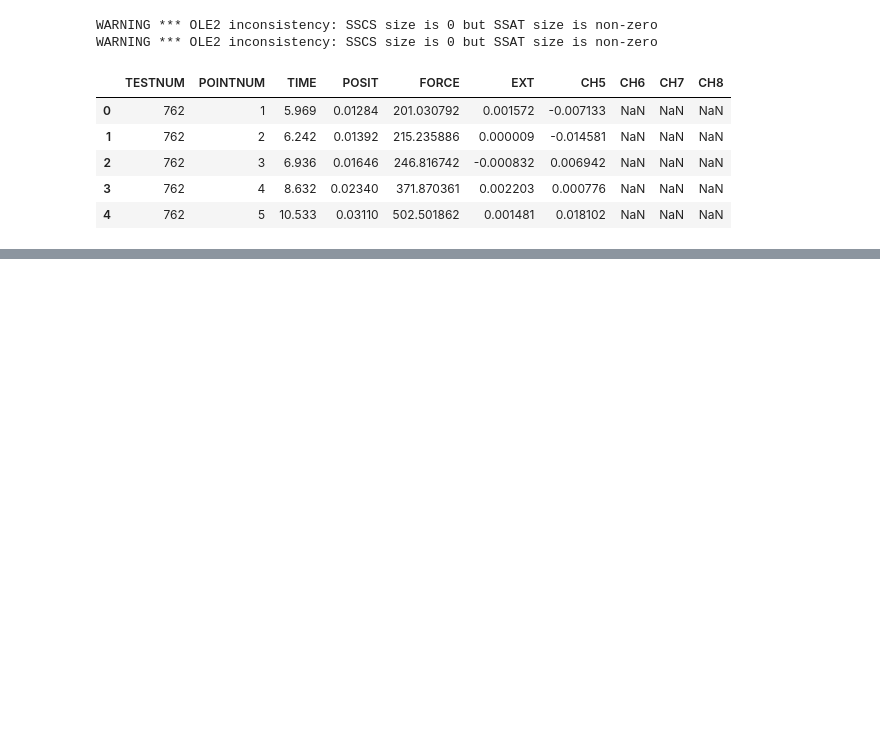
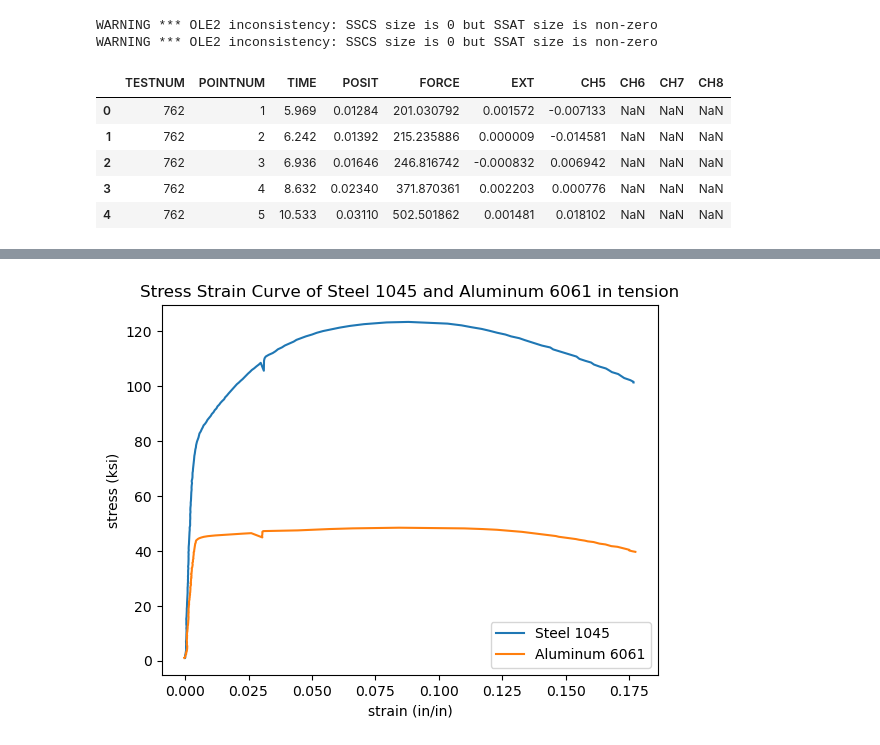
Before and after one commit to Mohammad-Ali-Malekzadeh/Articul, a Jupyter notebook: Python-For-Undergrad-Engineers/Plotting-a-Stress-Strain-Curve-with-Python-and-Matplotlib/stress_strain_curve_with_python.ipynb, the cells around one changed output, grey strips where cells are left out. Saved outputs shown, nothing was run; the diff lists cells and outputs as text; code cells hidden in the pictures; blank space fills up the shorter version.

```diff
--- a/Python-For-Undergrad-Engineers/Plotting-a-Stress-Strain-Curve-with-Python-and-Matplotlib/stress_strain_curve_with_python.ipynb
+++ b/Python-For-Undergrad-Engineers/Plotting-a-Stress-Strain-Curve-with-Python-and-Matplotlib/stress_strain_curve_with_python.ipynb
@@ -72,0 +151,11 @@ al_df.head()
+# %%
+plt.plot(strain_steel,stress_steel,strain_al,stress_al)
+plt.xlabel('strain (in/in)')
+plt.ylabel('stress (ksi)')
+plt.title('Stress Strain Curve of Steel 1045 and Aluminum 6061 in tension')
+plt.legend(['Steel 1045','Aluminum 6061'])
+
+plt.savefig('stress-strain_curve.png', dpi=300, bbox_inches='tight')
+plt.show()
+# %% [output]
+[figure, added]
```
Also changed, not shown: parts of 14 cells of this notebook, 3 other files.
